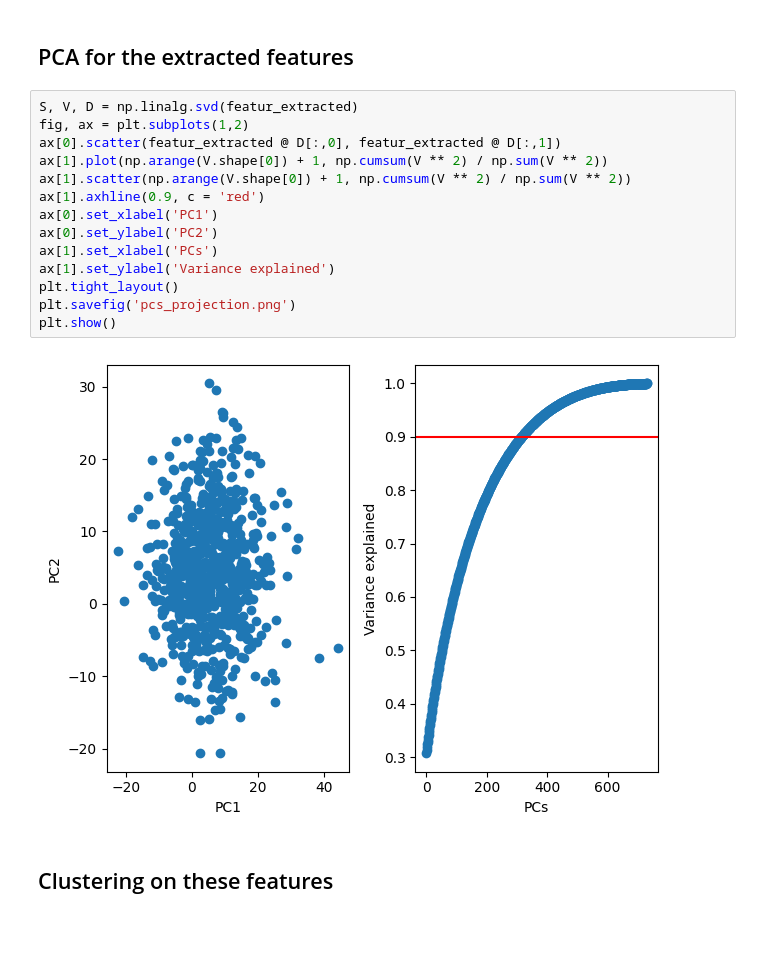
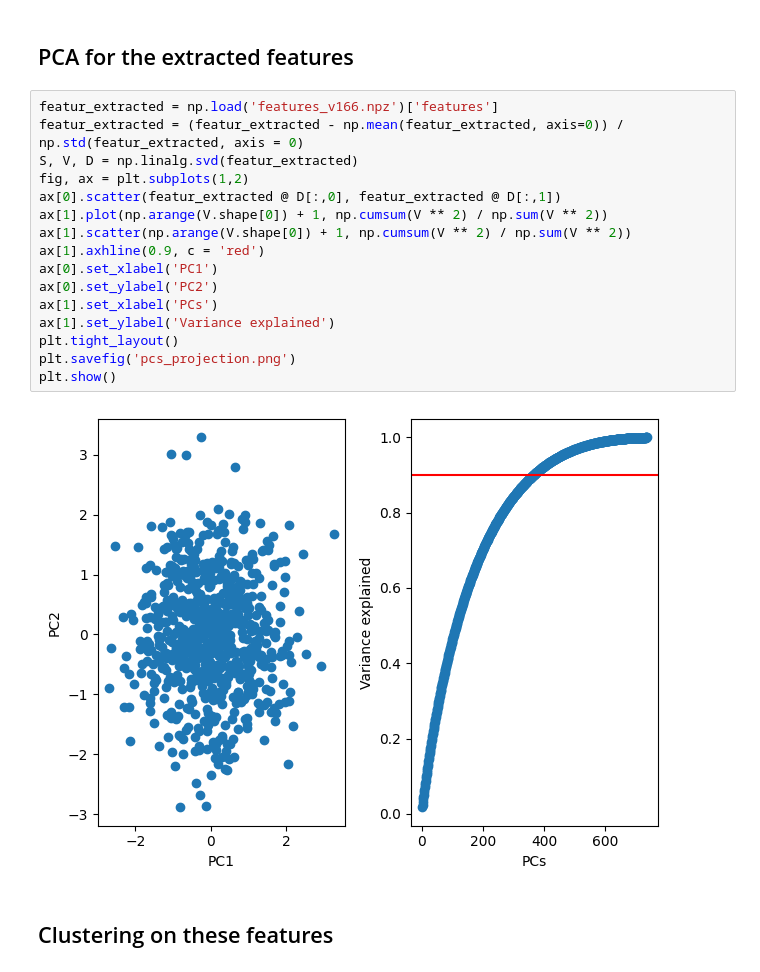
Before and after one commit to Emmanuel-mg/Unsupervised-clustering-of-proteins-using-contact-maps, a Jupyter notebook: vgg16.ipynb, the cells around one changed output. Drawn from its saved outputs; the diff is of its cells as text; blank space fills up the shorter version.

```diff
--- a/vgg16.ipynb
+++ b/vgg16.ipynb
@@ -45,21 +45,23 @@ np.savez_compressed('features_v166', features = featur_extracted)
 # %% [markdown]
 ## PCA for the extracted features
 # %%
+featur_extracted = np.load('features_v166.npz')['features']
+featur_extracted = (featur_extracted - np.mean(featur_extracted, axis=0)) / np.std(featur_extracted, axis = 0)
 S, V, D = np.linalg.svd(featur_extracted)
 fig, ax = plt.subplots(1,2)
 ax[0].scatter(featur_extracted @ D[:,0], featur_extracted @ D[:,1])
 ax[1].plot(np.arange(V.shape[0]) + 1, np.cumsum(V ** 2) / np.sum(V ** 2))
 ax[1].scatter(np.arange(V.shape[0]) + 1, np.cumsum(V ** 2) / np.sum(V ** 2))
 ax[1].axhline(0.9, c = 'red')
 ax[0].set_xlabel('PC1')
 ax[0].set_ylabel('PC2')
 ax[1].set_xlabel('PCs')
 ax[1].set_ylabel('Variance explained')
 plt.tight_layout()
 plt.savefig('pcs_projection.png')
 plt.show()
 # %% [output]
-[figure, old version]
+[figure, new version]
 # %% [markdown]
 ## Clustering on these features
 # %%
```
Also changed, not shown: parts of 2 cells of this notebook, 3 other files.
